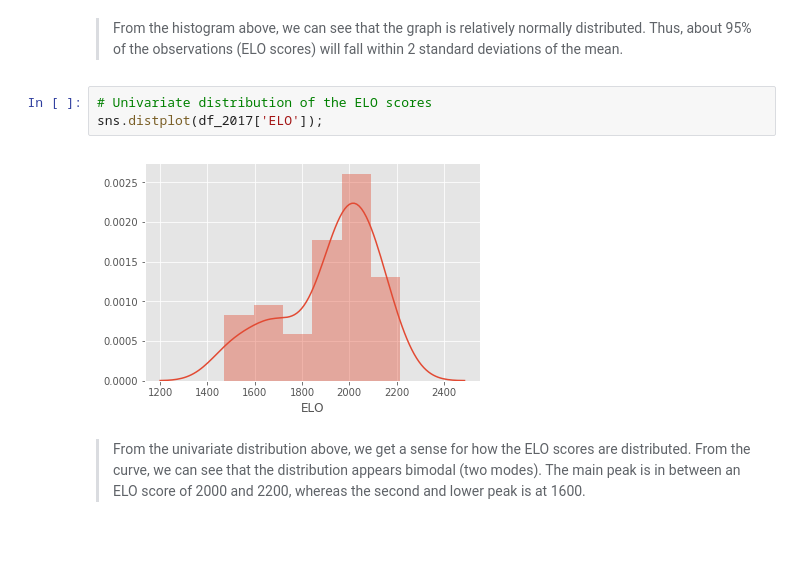
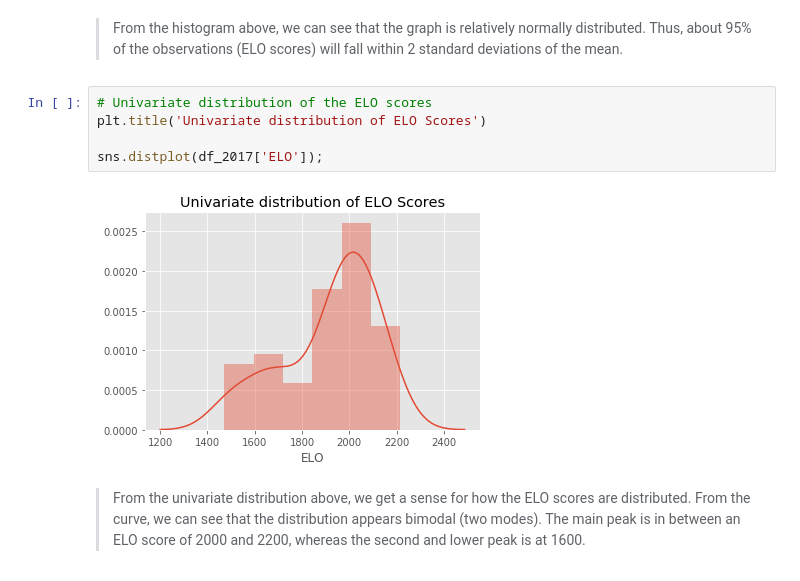
Before and after one commit to ssharif6/NCAA-March-Maddness, a Jupyter notebook: Final Resource.ipynb, the cells around one changed output. Cells and saved outputs as stored; diff of their text form; blank space fills up the shorter version.

```diff
--- a/Final Resource.ipynb
+++ b/Final Resource.ipynb
@@ -392,9 +445,11 @@ plt.show
 > From the histogram above, we can see that the graph is relatively normally distributed. Thus, about 95% of the observations (ELO scores) will fall within 2 standard deviations of the mean.
 # %%
 # Univariate distribution of the ELO scores
+plt.title('Univariate distribution of ELO Scores')
+
 sns.distplot(df_2017['ELO']);
 # %% [output]
-[figure, old version]
+[figure, new version]
 # %% [markdown]
 > From the univariate distribution above, we get a sense for how the ELO scores are distributed. From the curve, we can see that the distribution appears bimodal (two modes). The main peak is in between an ELO score of 2000 and 2200, whereas the second and lower peak is at 1600.
 # %%
```
Also changed, not shown: parts of 14 cells of this notebook.
